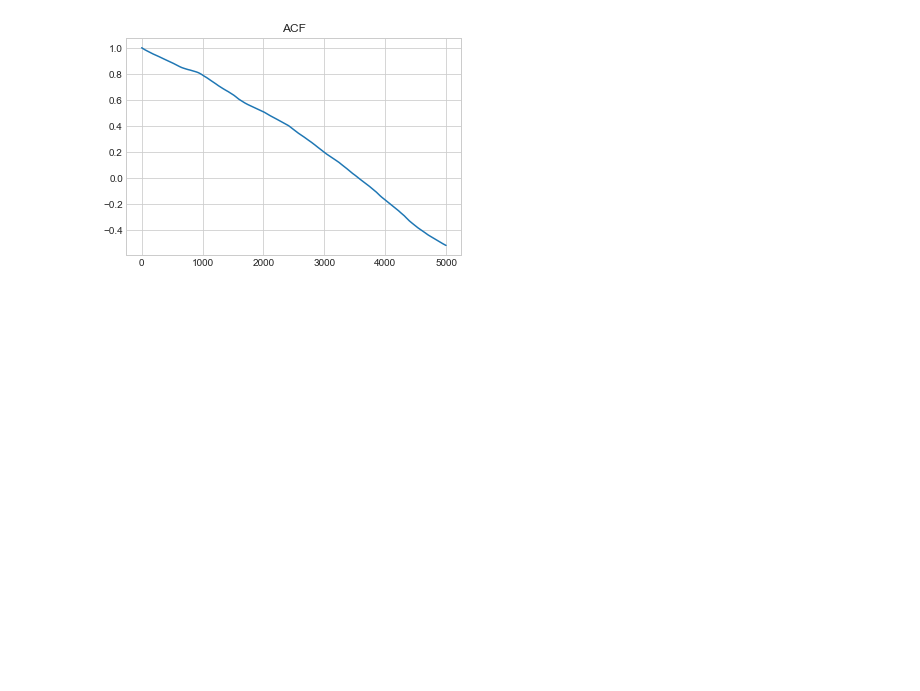
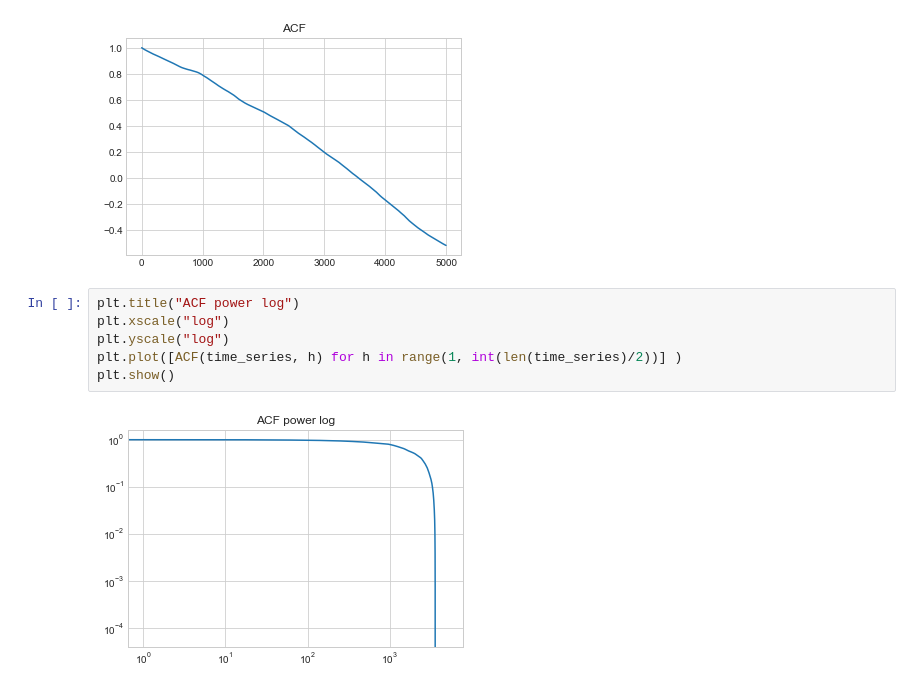
Before and after one commit to amor71/time-series-analysis, a Jupyter notebook: analyzers/auto-correlation.ipynb, the cells around one changed output. Drawn from its saved outputs; the diff is of its cells as text; blank space fills up the shorter version.

```diff
--- a/analyzers/auto-correlation.ipynb
+++ b/analyzers/auto-correlation.ipynb
@@ -68,3 +68,11 @@ plt.plot([ACF(time_series, h) for h in range(1, int(len(time_series)/2))] )
 plt.show()
 # %% [output]
 [figure]
+# %%
+plt.title("ACF power log")
+plt.xscale("log")
+plt.yscale("log")
+plt.plot([ACF(time_series, h) for h in range(1, int(len(time_series)/2))] )
+plt.show()
+# %% [output]
+[figure, added]
```
Also changed, not shown: 2 other files.
